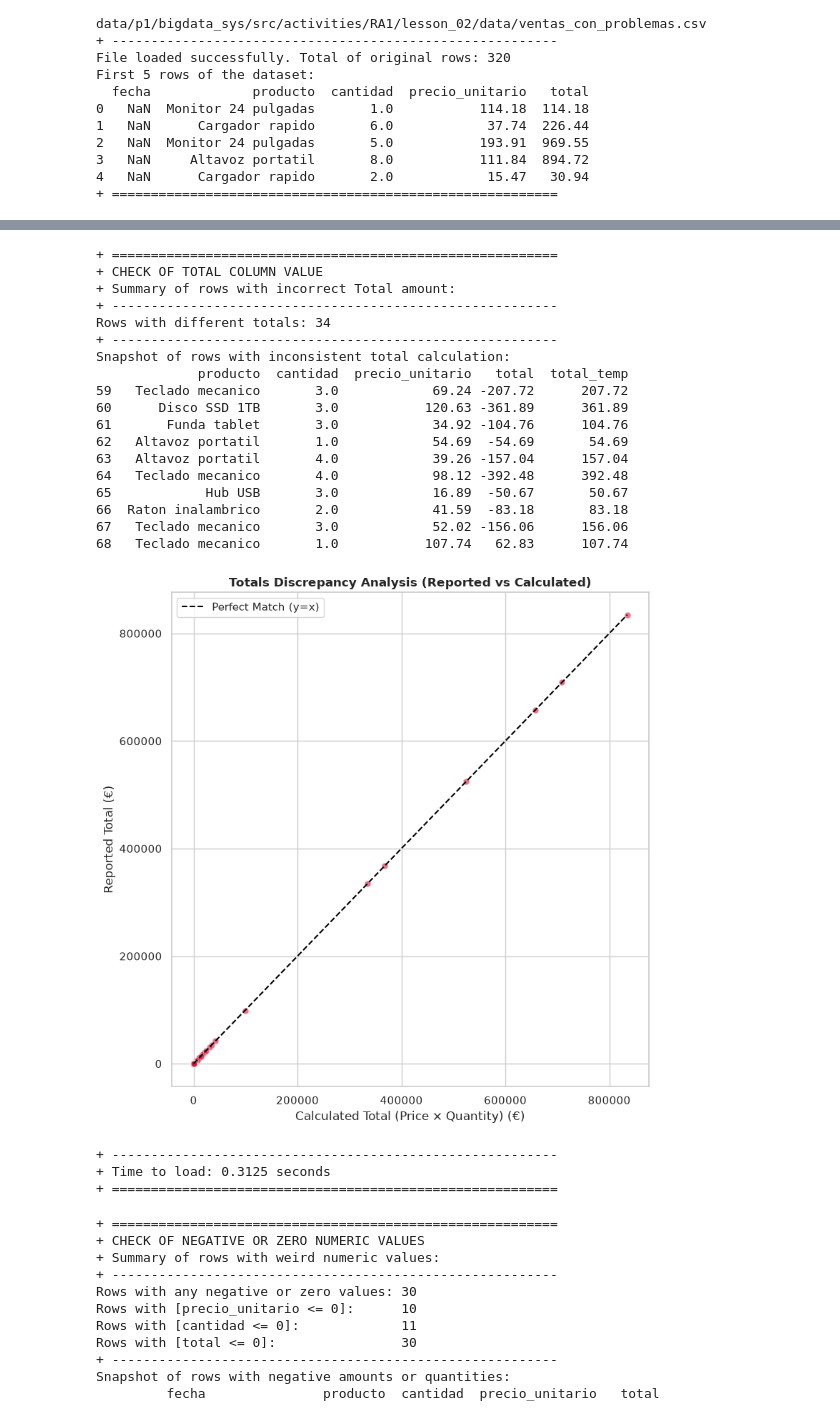
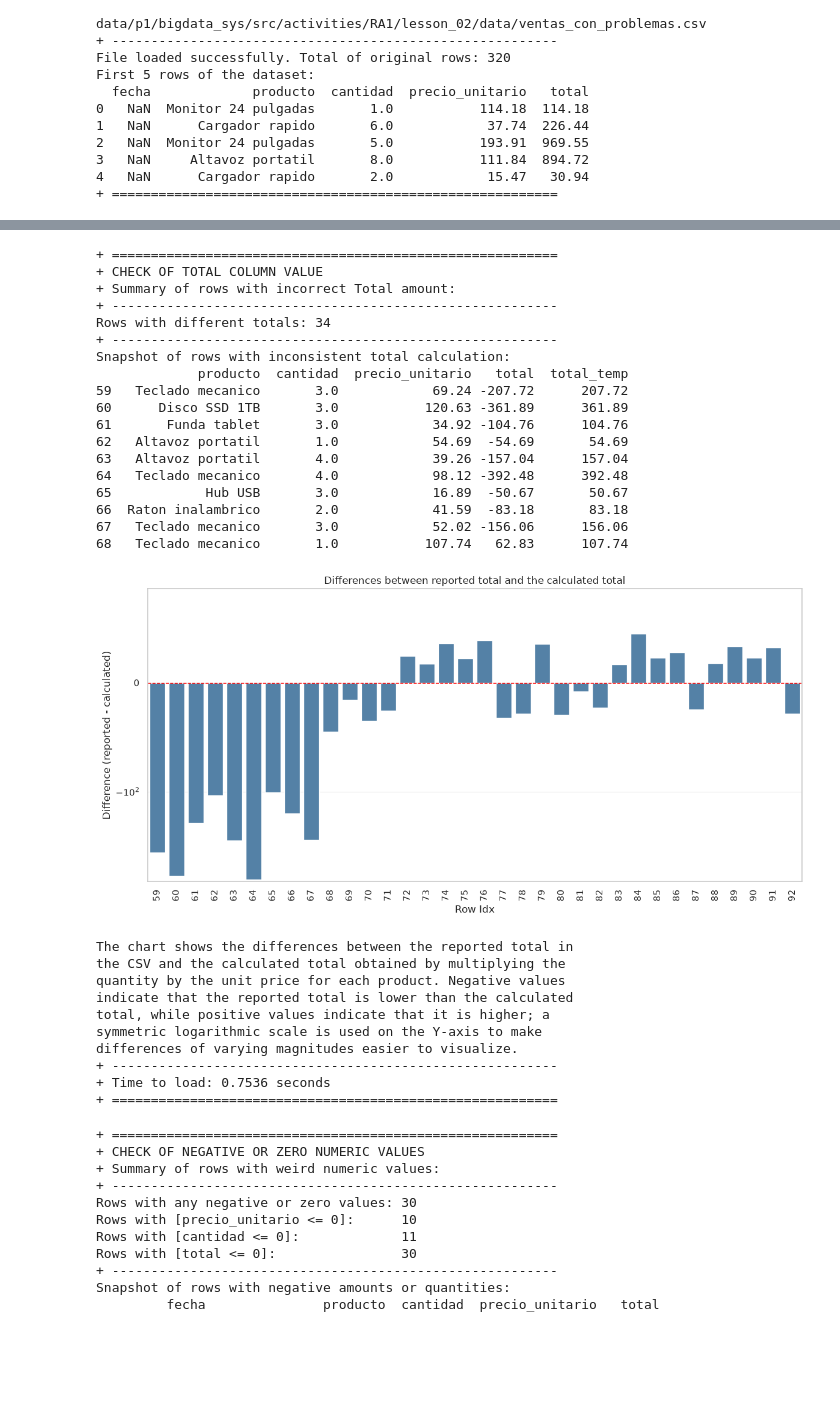
Before and after one commit to dcueli-com/bigdata_sys, a Jupyter notebook: src/activities/RA1/lesson_02/notebooks/2_5_1_analysing_dataset.ipynb, the cells around one changed output, grey strips where cells are left out. Cells and saved outputs as stored; diff of their text form; code cells hidden in the pictures; blank space fills up the shorter version.

```diff
--- a/src/activities/RA1/lesson_02/notebooks/2_5_1_analysing_dataset.ipynb
+++ b/src/activities/RA1/lesson_02/notebooks/2_5_1_analysing_dataset.ipynb
@@ -291,7 +315,7 @@ def CheckTotalColumnValues(pDf: pd.DataFrame) -> None:
   # Get the expected Total
   pDf['total_temp'] = pDf['cantidad'] * pDf['precio_unitario']
 
-  # Filter rows where both total amountnot do not match (using np.isclose with tolerance of 0.01)
+  # Filter rows where both total amount do not match (using np.isclose with tolerance of 0.01)
   # Only check rows where any columns are null
   maskNoNull = pDf['cantidad'].notna() & pDf['precio_unitario'].notna() & pDf['total'].notna()
   inconsistencies = pDf[maskNoNull & (~np.isclose(pDf['total_temp'], pDf['total'], atol=0.01))]
@@ -301,39 +325,65 @@ def CheckTotalColumnValues(pDf: pd.DataFrame) -> None:
   print("Snapshot of rows with inconsistent total calculation:")
   print(inconsistencies[['producto', 'cantidad', 'precio_unitario', 'total', 'total_temp']].head(10))
 
-  cht.TotalsDiscrepancyCht(pDf)
+  cht.PlotSalesAnalytics(
+    inconsistencies,
+    ['total', 'total_temp'], {
+      'figsize': (12, 6),
+      'color': 'steelblue',
+      'yscale': 'symlog',
+      'linthresh': 100,
+      'title': 'Differences between reported total and the calculated total',
+      'xlabel': 'Row Idx',
+      'ylabel': 'Difference (reported - calculated)'
+    }, 'difference'
+  )
+
+  print(f"The chart shows the differences between the reported total in" +
+        "\nthe CSV and the calculated total obtained by multiplying the" +
+        "\nquantity by the unit price for each product. Negative values" +
+        "\nindicate that the reported total is lower than the calculated" +
+        "\ntotal, while positive values indicate that it is higher; a" +
+        "\nsymmetric logarithmic scale is used on the Y-axis to make" +
+        "\ndifferences of varying magnitudes easier to visualize.")
 
 csl.SectionBegin("CHECK OF TOTAL COLUMN VALUE", 0)
 print("+ Summary of rows with incorrect Total amount:")
 csl.SectionBreak(0,0)
 CheckTotalColumnValues(df)
 csl.SectionBreak(0,0)
 
 tEnd: float = time.time()
 print(f"+ Time to load: {tEnd - tInit:.4f} seconds")
 csl.SectionEnd(0)
 # %% [output]
 + =========================================================
 + CHECK OF TOTAL COLUMN VALUE
 + Summary of rows with incorrect Total amount:
 + ---------------------------------------------------------
 Rows with different totals: 34
 + ---------------------------------------------------------
 Snapshot of rows with inconsistent total calculation:
              producto  cantidad  precio_unitario   total  total_temp
 59   Teclado mecanico       3.0            69.24 -207.72      207.72
 60      Disco SSD 1TB       3.0           120.63 -361.89      361.89
 61       Funda tablet       3.0            34.92 -104.76      104.76
 62   Altavoz portatil       1.0            54.69  -54.69       54.69
 63   Altavoz portatil       4.0            39.26 -157.04      157.04
 64   Teclado mecanico       4.0            98.12 -392.48      392.48
 65            Hub USB       3.0            16.89  -50.67       50.67
 66  Raton inalambrico       2.0            41.59  -83.18       83.18
 67   Teclado mecanico       3.0            52.02 -156.06      156.06
 68   Teclado mecanico       1.0           107.74   62.83      107.74
-[figure, old version]
+[figure, new version]
+The chart shows the differences between the reported total in
+the CSV and the calculated total obtained by multiplying the
+quantity by the unit price for each product. Negative values
+indicate that the reported total is lower than the calculated
+total, while positive values indicate that it is higher; a
+symmetric logarithmic scale is used on the Y-axis to make
+differences of varying magnitudes easier to visualize.
 + ---------------------------------------------------------
-+ Time to load: 0.3125 seconds
++ Time to load: 0.7536 seconds
 + =========================================================
 # %%
 # DATA ANALYSIS
```
Also changed, not shown: parts of 6 cells of this notebook, 2 other files.
